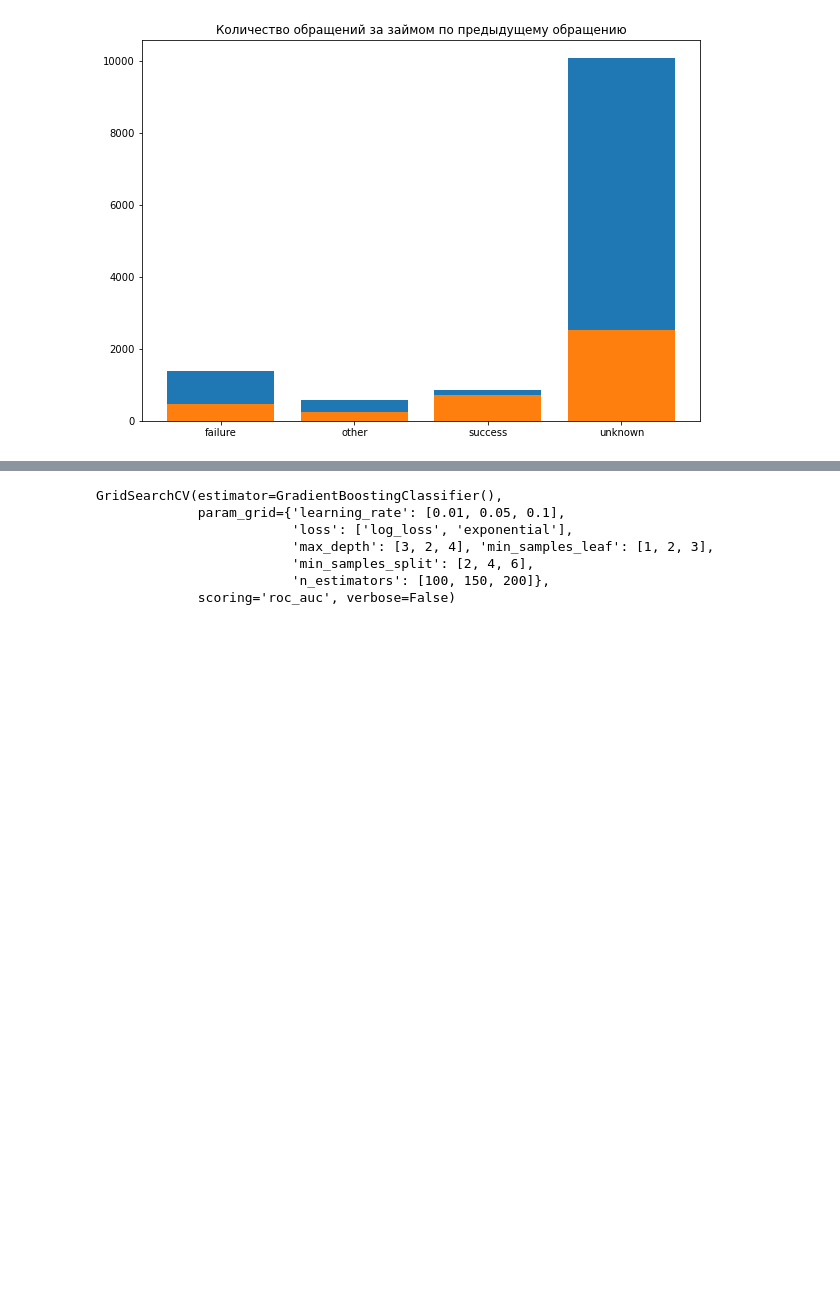
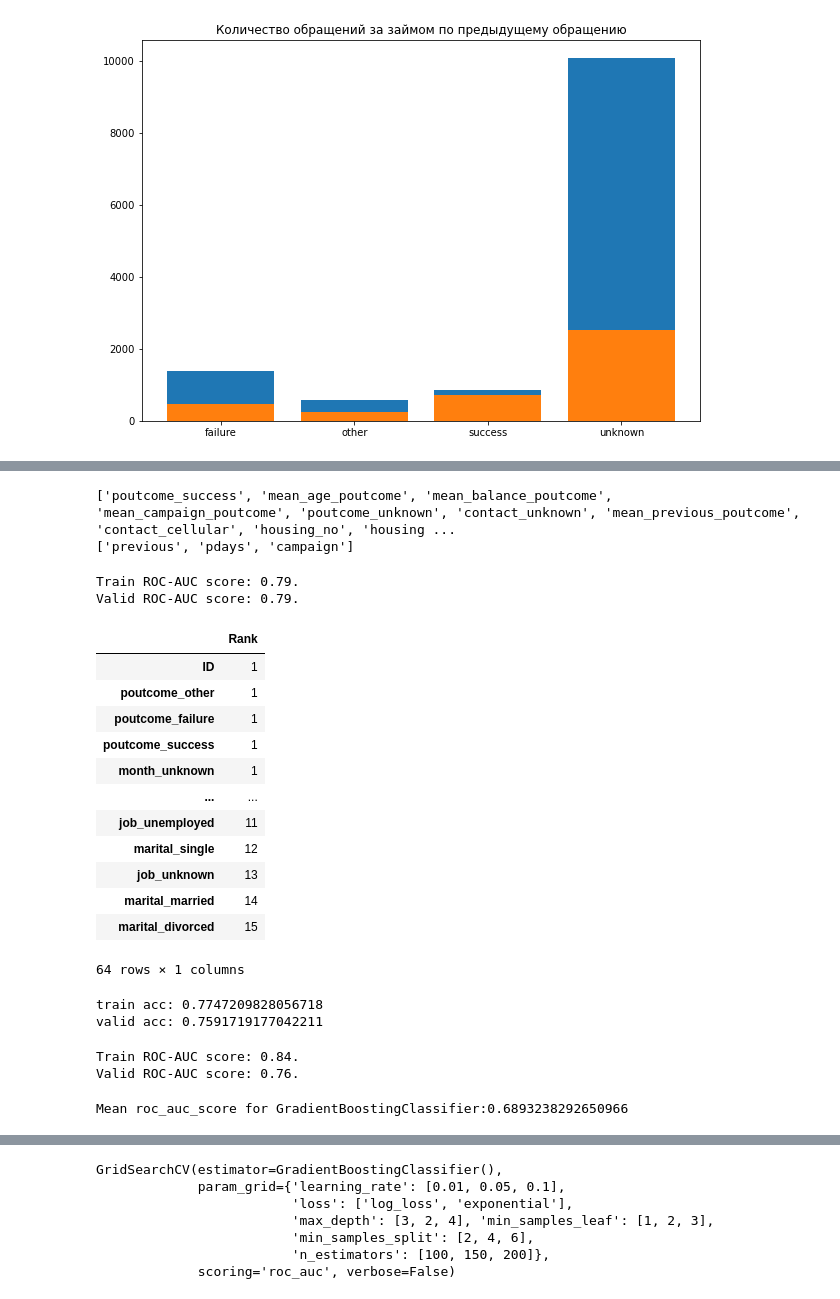
Before and after one commit to IYuminov/assessment_for_MFO, a Jupyter notebook: ml_assessment.ipynb, the cells around one changed output, grey strips where cells are left out. Cells and saved outputs as stored; diff of their text form; code cells hidden in the pictures; blank space fills up the shorter version.

```diff
--- a/ml_assessment.ipynb
+++ b/ml_assessment.ipynb
@@ -279,0 +351,71 @@ Valid ROC-AUC score: 0.77.
+# %%
+# признаки с наивысшей корреляцией к Y
+print(abs(obj_features.corr()['y']).sort_values(ascending=False)[1:12].index.to_list())
+print(abs(int_float_features.corr()['y']).sort_values(ascending=False)[1:4].index.to_list())
+# %% [output]
+['poutcome_success', 'mean_age_poutcome', 'mean_balance_poutcome', 'mean_campaign_poutcome', 'poutcome_unknown', 'contact_unknown', 'mean_previous_poutcome', 'contact_cellular', 'housing_no', 'housing ...
+['previous', 'pdays', 'campaign']
+# %%
+# удаляю target из выборки
+df_iter_imput_baseline = df_iter_imput_baseline.drop(['y'], axis = 1)
+
+# разбиваю выборку на valid и train
+X_train, X_valid, y_train, y_valid = train_test_split(df_iter_imput_baseline, Y, random_state=42)
+
+rfe = RFE(estimator = GradientBoostingClassifier(learning_rate= 0.01), n_features_to_select= 50)
+
+rfe.fit(X_train, y_train)
+print(f"Train ROC-AUC score: {round(roc_auc_score(rfe.predict(X_train), y_train), 2)}.\nValid ROC-AUC score: {round(roc_auc_score(rfe.predict(X_valid), y_valid), 2)}.")
+# %% [output]
+Train ROC-AUC score: 0.79.
+Valid ROC-AUC score: 0.79.
+# %%
+# признаки, которые отобрал RFE
+rfe_df = pd.DataFrame(rfe.ranking_, index= df_iter_imput_baseline.columns, columns= ['Rank']).sort_values(by= 'Rank', ascending=True)
+rfe_df
+# %% [output]
+|  | Rank |
+| ID | 1 |
+| poutcome_other | 1 |
+| poutcome_failure | 1 |
+| poutcome_success | 1 |
+| month_unknown | 1 |
+| ... | ... |
+| job_unemployed | 11 |
+| marital_single | 12 |
+| job_unknown | 13 |
+| marital_married | 14 |
+| marital_divorced | 15 |
+64 rows × 1 columns
+# %%
+cat_clt = CatBoostClassifier(learning_rate=0.005, n_estimators = 500, l2_leaf_reg = 4, depth= 4, verbose=False)
+cat_clt.fit(X_train, y_train)
+print("train acc:", roc_auc_score(cat_clt.predict(X_train), y_train))
+print("valid acc:", roc_auc_score(cat_clt.predict(X_valid), y_valid))
+# %% [output]
+train acc: 0.7747209828056718
+valid acc: 0.7591719177042211
+# %%
+from sklearn.ensemble import StackingClassifier
+st = StackingClassifier(estimators=[
+                                    ('st_gbc', GradientBoostingClassifier(learning_rate=0.01)),
+                                    ('st_cbc', CatBoostClassifier(learning_rate=0.1, n_estimators = 1500, l2_leaf_reg = 2, depth=3, loss_function='Logloss', verbose=False))
+                                   ],
+                        final_estimator=GradientBoostingClassifier(learning_rate=0.01))
+st.fit(X_train, y_train)
+print(f"Train ROC-AUC score: {round(roc_auc_score(st.predict(X_train), y_train), 2)}.\nValid ROC-AUC score: {round(roc_auc_score(st.predict(X_valid), y_valid), 2)}.")
+# %% [output]
+Train ROC-AUC score: 0.84.
+Valid ROC-AUC score: 0.76.
+# %%
+from sklearn.model_selection import KFold
+kf = KFold(n_splits=3, random_state=42, shuffle=True)
+valid_accuracy = []
+for train_idx, valid_idx in kf.split(np.array(df_iter_imput_baseline), Y):
+    clf = GradientBoostingClassifier(learning_rate=0.12, criterion='squared_error', subsample = 0.5,
+                                     loss='exponential', min_samples_split=6)
+    clf.fit(np.array(df_iter_imput_baseline)[train_idx], Y[train_idx])
+    valid_accuracy.append(roc_auc_score(Y[valid_idx], clf.predict(np.array(df_iter_imput_baseline)[valid_idx])))
+print(f'Mean roc_auc_score for GradientBoostingClassifier:{np.mean(valid_accuracy)}')
+# %% [output]
+Mean roc_auc_score for GradientBoostingClassifier:0.6893238292650966
```
Also changed, not shown: parts of 20 cells of this notebook.
